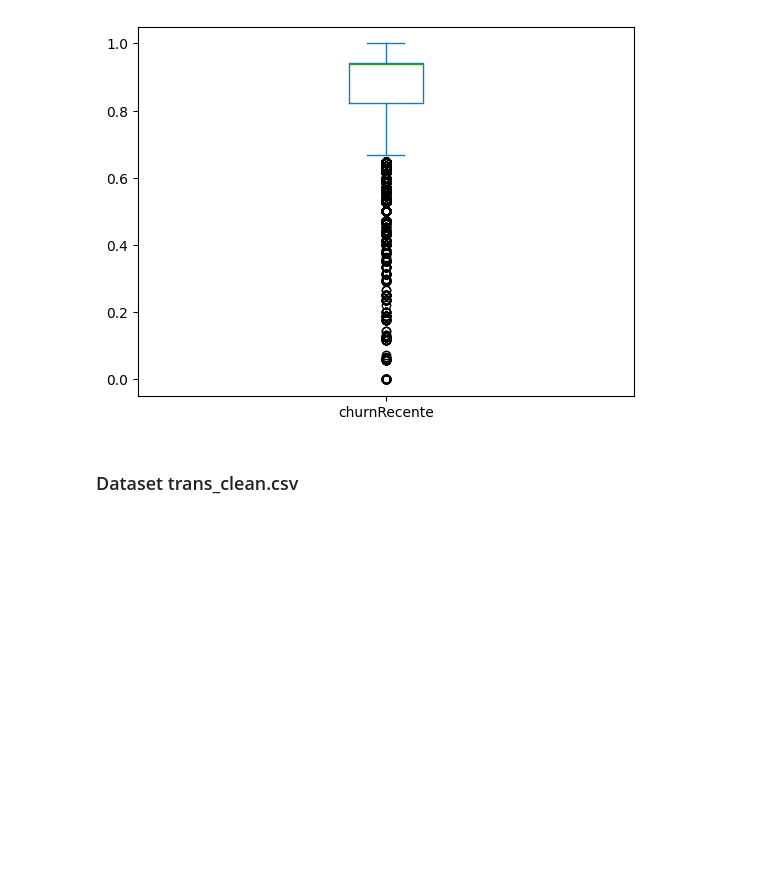
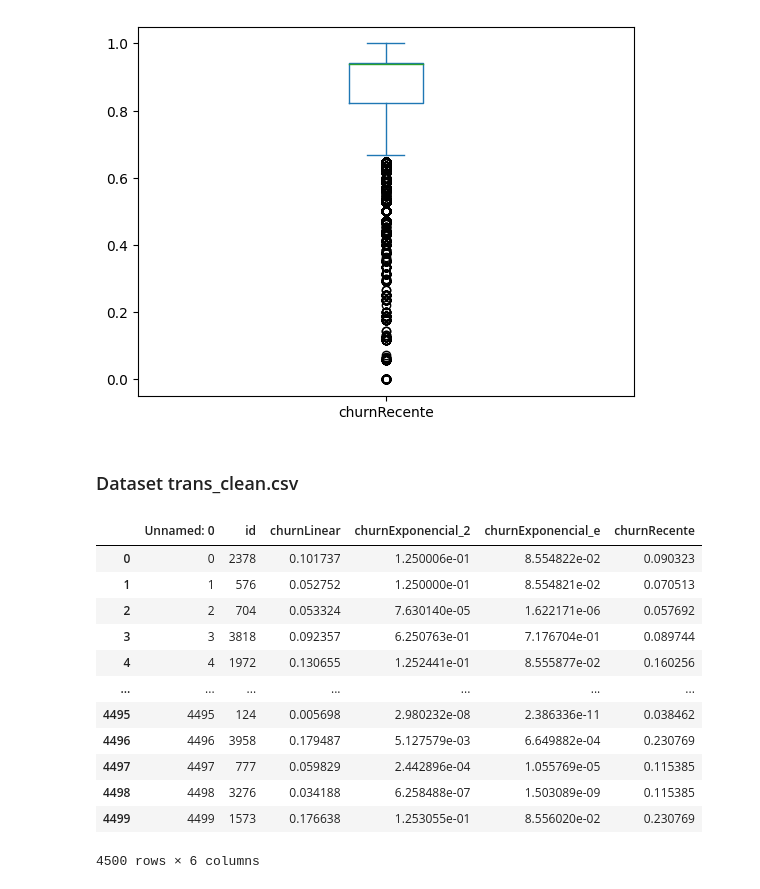
Before and after one commit to SabrinaBruni28/churn, a Jupyter notebook: ChurnFinal/Frequencia/Recente/Testes/ChurnsRecentes.ipynb, the cells around one changed output. Drawn from its saved outputs; the diff is of its cells as text; code cells hidden in the pictures; blank space fills up the shorter version.

```diff
--- a/ChurnFinal/Frequencia/Recente/Testes/ChurnsRecentes.ipynb
+++ b/ChurnFinal/Frequencia/Recente/Testes/ChurnsRecentes.ipynb
@@ -107,7 +107,21 @@ df2.churnRecente.plot.box()
 # %% [markdown]
 ### Dataset trans_clean.csv
 # %%
-df3 = pd.read_csv("churnResultado2.csv")
+df3 = pd.read_csv("churnResultadoTransR.csv")
 df3
+# %% [output]
+|  | Unnamed: 0 | id | churnLinear | churnExponencial_2 | churnExponencial_e | churnRecente |
+| 0 | 0 | 2378 | 0.101737 | 1.250006e-01 | 8.554822e-02 | 0.090323 |
+| 1 | 1 | 576 | 0.052752 | 1.250000e-01 | 8.554821e-02 | 0.070513 |
+| 2 | 2 | 704 | 0.053324 | 7.630140e-05 | 1.622171e-06 | 0.057692 |
+| 3 | 3 | 3818 | 0.092357 | 6.250763e-01 | 7.176704e-01 | 0.089744 |
+| 4 | 4 | 1972 | 0.130655 | 1.252441e-01 | 8.555877e-02 | 0.160256 |
+| ... | ... | ... | ... | ... | ... | ... |
+| 4495 | 4495 | 124 | 0.005698 | 2.980232e-08 | 2.386336e-11 | 0.038462 |
+| 4496 | 4496 | 3958 | 0.179487 | 5.127579e-03 | 6.649882e-04 | 0.230769 |
+| 4497 | 4497 | 777 | 0.059829 | 2.442896e-04 | 1.055769e-05 | 0.115385 |
+| 4498 | 4498 | 3276 | 0.034188 | 6.258488e-07 | 1.503089e-09 | 0.115385 |
+| 4499 | 4499 | 1573 | 0.176638 | 1.253055e-01 | 8.556020e-02 | 0.230769 |
+4500 rows × 6 columns
 # %%
 df3.describe()
```
Also changed, not shown: parts of 5 cells of this notebook, 19 other files.
